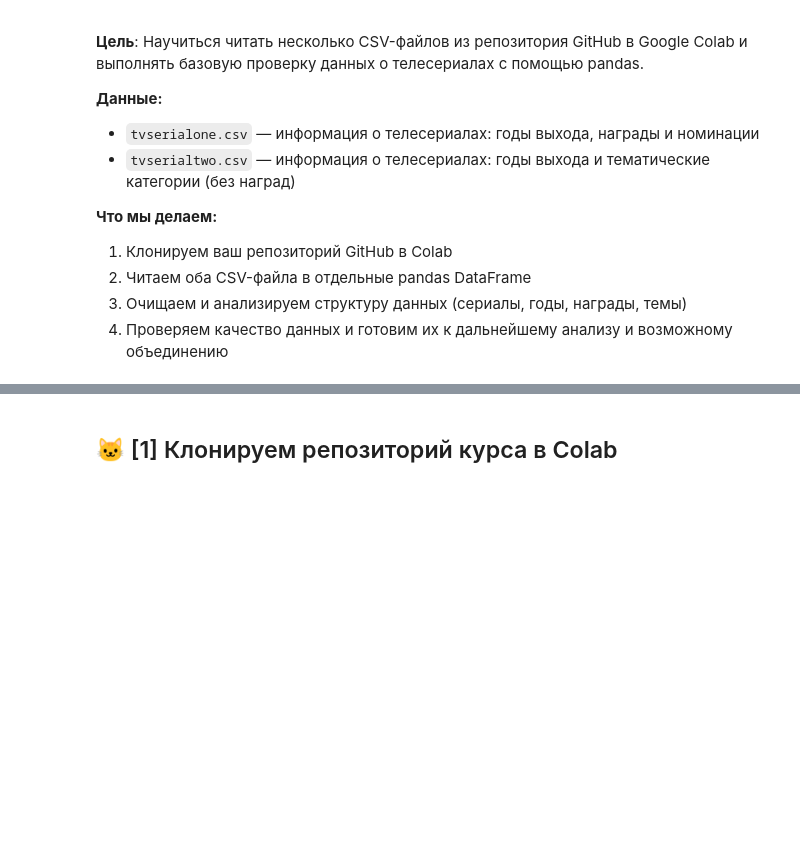
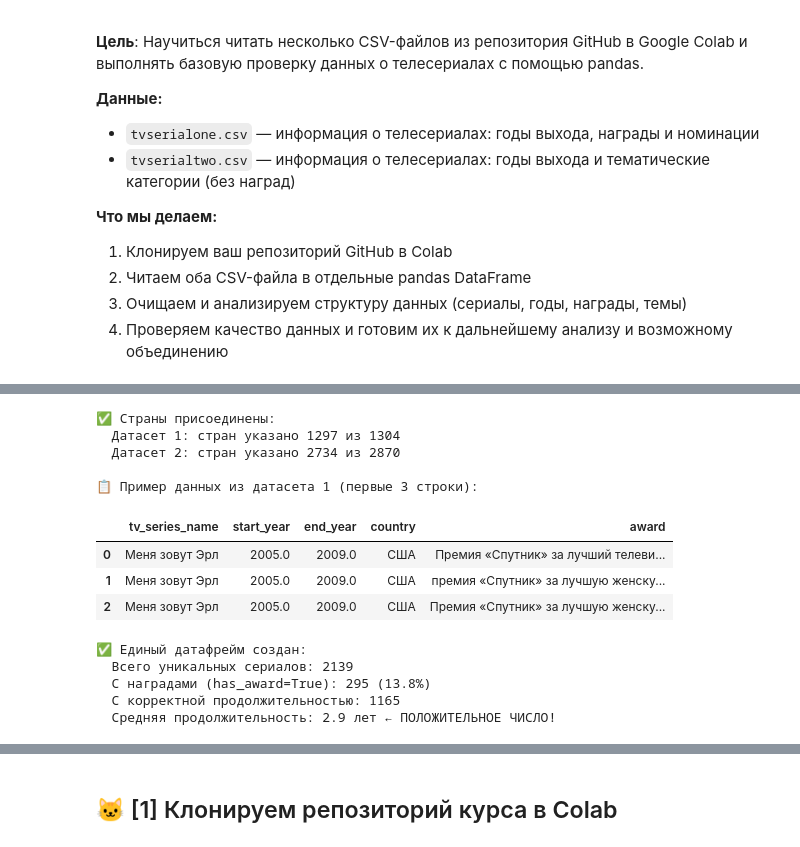
Before and after one commit to anmyvla-beep/python-ai-Mysttonen-Angelika, a Jupyter notebook: notebooks/week2b_read_csv.ipynb, the cells around one changed output, grey strips where cells are left out. Cells and saved outputs as stored; diff of their text form; code cells hidden in the pictures; blank space fills up the shorter version.

```diff
--- a/notebooks/week2b_read_csv.ipynb
+++ b/notebooks/week2b_read_csv.ipynb
@@ -16,0 +128,69 @@
+# %%
+# 🌍 Шаг 2. Присоединяем страны по URI
+
+# Присоединяем к обоим датасетам
+df_tv_one = df_tv_one.merge(
+    df_country[["tv_series_uri", "countryLabel"]],
+    on="tv_series_uri",
+    how="left"
+).rename(columns={"countryLabel": "country"})
+
+df_tv_two = df_tv_two.merge(
+    df_country[["tv_series_uri", "countryLabel"]],
+    on="tv_series_uri",
+    how="left"
+).rename(columns={"countryLabel": "country"})
+
+print("✅ Страны присоединены:")
+print(f"  Датасет 1: стран указано {df_tv_one['country'].notna().sum()} из {len(df_tv_one)}")
+print(f"  Датасет 2: стран указано {df_tv_two['country'].notna().sum()} из {len(df_tv_two)}")
+
+# Показываем пример данных
+print("\n📋 Пример данных из датасета 1 (первые 3 строки):")
+display(df_tv_one.head(3)[["tv_series_name", "start_year", "end_year", "country", "award"]].fillna("—"))
+# %% [output]
+✅ Страны присоединены:
+  Датасет 1: стран указано 1297 из 1304
+  Датасет 2: стран указано 2734 из 2870
+
+📋 Пример данных из датасета 1 (первые 3 строки):
+|  | tv_series_name | start_year | end_year | country | award |
+| 0 | Меня зовут Эрл | 2005.0 | 2009.0 | США | Премия «Спутник» за лучший телеви... |
+| 1 | Меня зовут Эрл | 2005.0 | 2009.0 | США | премия «Спутник» за лучшую женску... |
+| 2 | Меня зовут Эрл | 2005.0 | 2009.0 | США | Премия «Спутник» за лучшую женску... |
+# %%
+# 🔗 Шаг 3. Единый датафрейм всех сериалов с флагом наград
+
+# Фильтруем корректные годы (только для расчёта продолжительности)
+def filter_valid_years(df):
+    return df[
+        (df["start_year"] >= 1900) &
+        (df["start_year"] <= 2025) &
+        (df["end_year"] >= df["start_year"]) &
+        (df["end_year"] <= 2025)
+    ].copy()
+
+# Уникальные сериалы из обоих датасетов
+all_series = pd.concat([
+    df_tv_one[["tv_series_uri", "tv_series_name", "start_year", "end_year", "country"]].drop_duplicates(),
+    df_tv_two[["tv_series_uri", "tv_series_name", "start_year", "end_year", "country"]].drop_duplicates()
+]).drop_duplicates(subset=["tv_series_uri"])
+
+# Флаг наличия наград
+all_series["has_award"] = all_series["tv_series_uri"].isin(df_tv_one["tv_series_uri"])
+
+# Продолжительность (только для корректных годов)
+all_series_valid = filter_valid_years(all_series)
+all_series_valid["duration"] = all_series_valid["end_year"] - all_series_valid["start_year"]
+
+print("✅ Единый датафрейм создан:")
+print(f"  Всего уникальных сериалов: {len(all_series)}")
+print(f"  С наградами (has_award=True): {all_series['has_award'].sum()} ({all_series['has_award'].mean():.1%})")
+print(f"  С корректной продолжительностью: {len(all_series_valid)}")
+print(f"  Средняя продолжительность: {all_series_valid['duration'].mean():.1f} лет ← ПОЛОЖИТЕЛЬНОЕ ЧИСЛО!")
+# %% [output]
+✅ Единый датафрейм создан:
+  Всего уникальных сериалов: 2139
+  С наградами (has_award=True): 295 (13.8%)
+  С корректной продолжительностью: 1165
+  Средняя продолжительность: 2.9 лет ← ПОЛОЖИТЕЛЬНОЕ ЧИСЛО!
```
Also changed, not shown: parts of 8 cells of this notebook.
